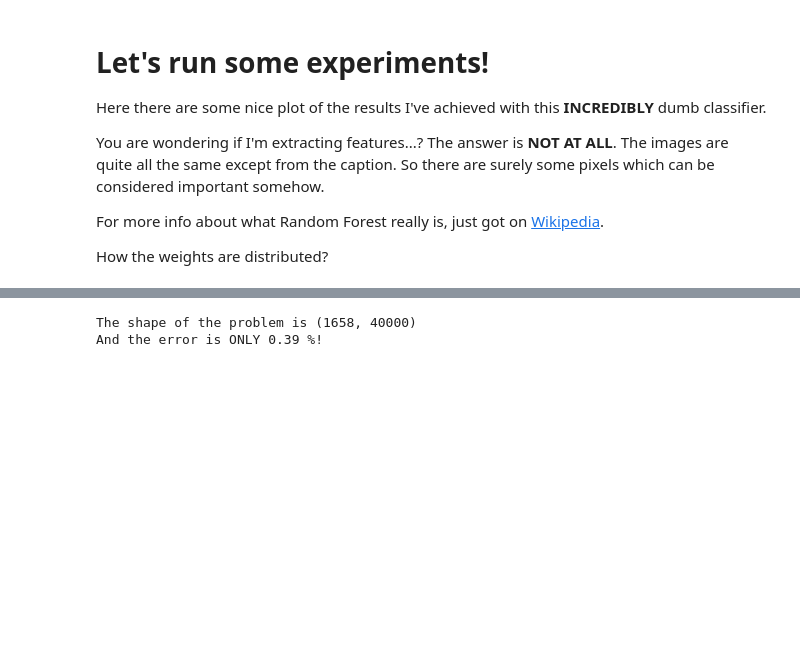
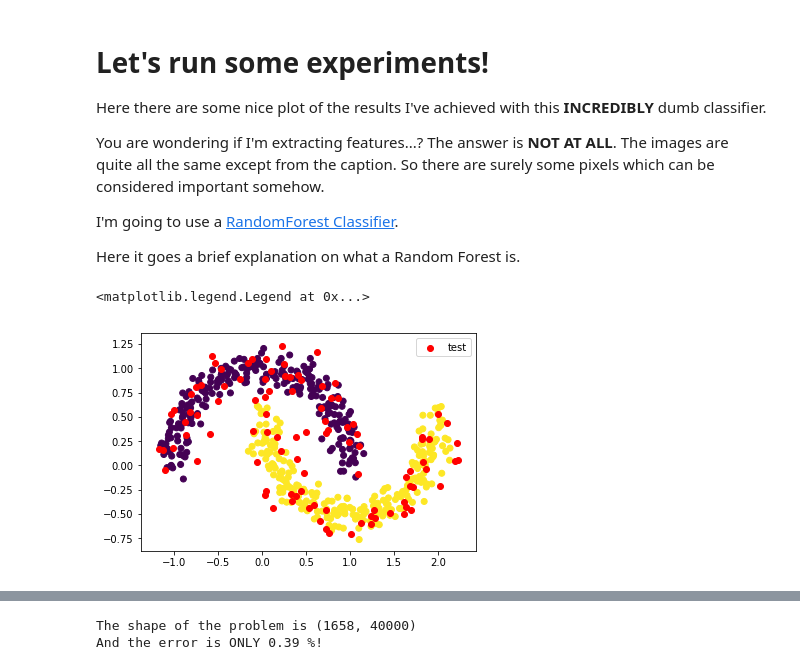
Before and after one commit to zangobot/FittingMemes, a Jupyter notebook: Why?.ipynb, the cells around one changed output, grey strips where cells are left out. Cells and saved outputs as stored; diff of their text form; code cells hidden in the pictures; blank space fills up the shorter version.

Commit message:
Changing some explanations

```diff
--- a/Why?.ipynb
+++ b/Why?.ipynb
@@ -7,6 +7,21 @@ You are wondering if I'm extracting features...?
 The answer is **NOT AT ALL**. The images are quite all the same except from the caption.
 So there are surely some pixels which can be considered important somehow.
 
-For more info about what Random Forest really is, just got on [Wikipedia](https://en.wikipedia.org/wiki/Random_forest).
+I'm going to use a [RandomForest Classifier](https://en.wikipedia.org/wiki/Random_forest).
 
-How the weights are distributed?
+Here it goes a brief explanation on what a Random Forest is.
+# %%
+from sklearn.ensemble import RandomForestClassifier
+from sklearn.datasets import make_moons, load_iris
+from sklearn.decomposition import PCA
+import matplotlib.pyplot as plt
+import numpy as np
+
+X_moons, y_moons = make_moons(n_samples=500, noise = 0.1)
+X_tst, y_tst = make_moons(n_samples=100, noise = 0.15)
+plt.scatter(X_moons[:,0],X_moons[:,1], c=y_moons)
+plt.scatter(X_tst[:,0],X_tst[:,1], c='r', label='test')
+plt.legend()
+# %% [output]
+<matplotlib.legend.Legend at 0x...>
+[figure, added]
```
Also changed, not shown: parts of 5 cells of this notebook.
